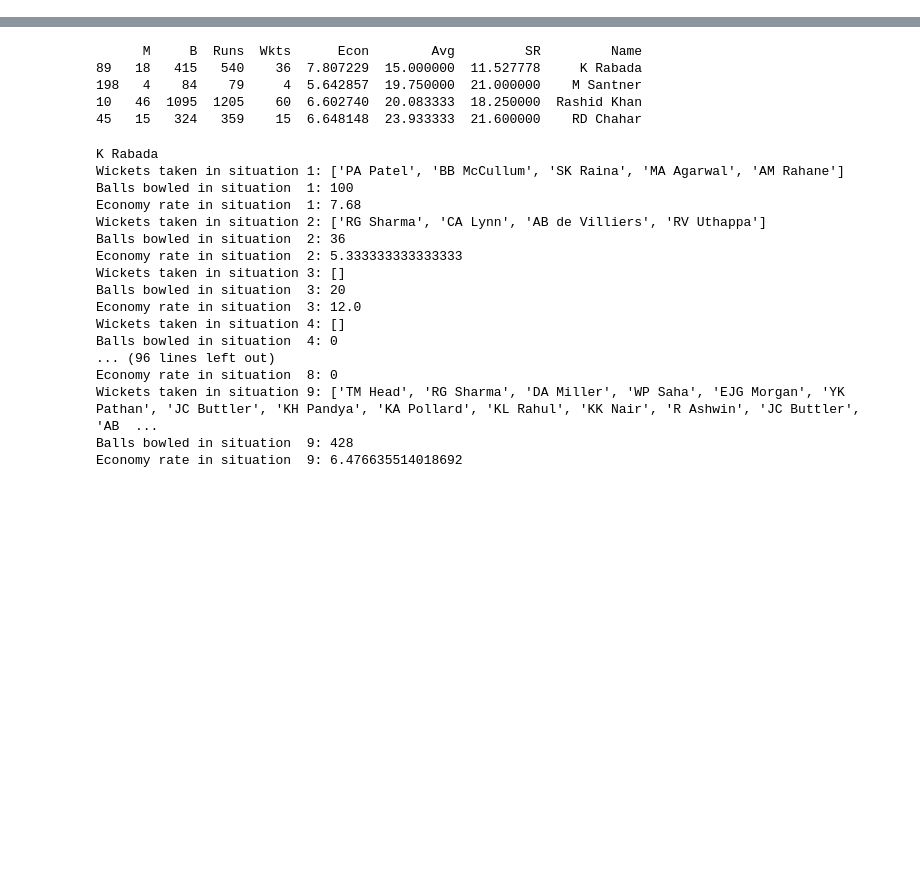
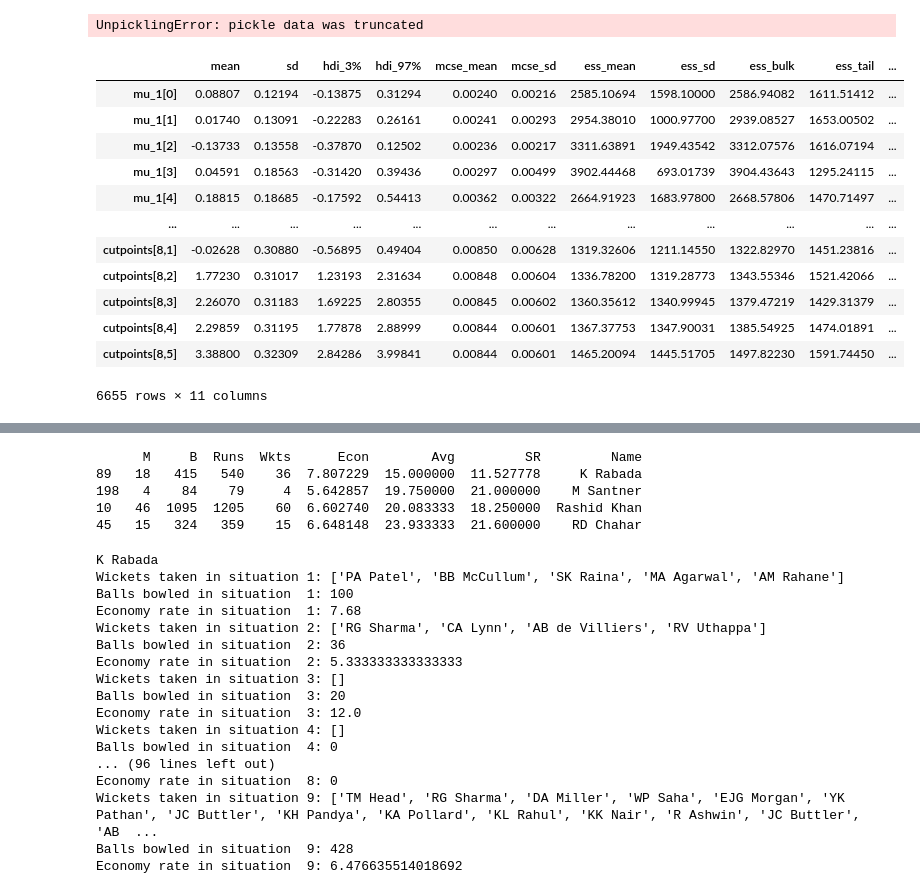
Before and after one commit to Tanavya/IPL-Simulation, a Jupyter notebook: diagnostics.ipynb, the cells around one changed output, grey strips where cells are left out. Saved outputs shown, nothing was run; the diff lists cells and outputs as text; code cells hidden in the pictures; blank space fills up the shorter version.

```diff
--- a/diagnostics.ipynb
+++ b/diagnostics.ipynb
@@ -128,0 +153,5 @@ Loaded pre-trained parameters.
+# %%
+with open(save_directory + "/trace.pkl", 'rb') as buff:
+    trace = pickle.load(buff)
+# %% [output]
+UnpicklingError: pickle data was truncated
@@ -128,0 +173,17 @@ Loaded pre-trained parameters.
+# %%
+summary = az.summary(trace, round_to=5)
+summary
+# %% [output]
+|  | mean | sd | hdi_3% | hdi_97% | mcse_mean | mcse_sd | ess_mean | ess_sd | ess_bulk | ess_tail | ... |
+| mu_1[0] | 0.08807 | 0.12194 | -0.13875 | 0.31294 | 0.00240 | 0.00216 | 2585.10694 | 1598.10000 | 2586.94082 | 1611.51412 | ... |
+| mu_1[1] | 0.01740 | 0.13091 | -0.22283 | 0.26161 | 0.00241 | 0.00293 | 2954.38010 | 1000.97700 | 2939.08527 | 1653.00502 | ... |
+| mu_1[2] | -0.13733 | 0.13558 | -0.37870 | 0.12502 | 0.00236 | 0.00217 | 3311.63891 | 1949.43542 | 3312.07576 | 1616.07194 | ... |
+| mu_1[3] | 0.04591 | 0.18563 | -0.31420 | 0.39436 | 0.00297 | 0.00499 | 3902.44468 | 693.01739 | 3904.43643 | 1295.24115 | ... |
+| mu_1[4] | 0.18815 | 0.18685 | -0.17592 | 0.54413 | 0.00362 | 0.00322 | 2664.91923 | 1683.97800 | 2668.57806 | 1470.71497 | ... |
+| ... | ... | ... | ... | ... | ... | ... | ... | ... | ... | ... | ... |
+| cutpoints[8,1] | -0.02628 | 0.30880 | -0.56895 | 0.49404 | 0.00850 | 0.00628 | 1319.32606 | 1211.14550 | 1322.82970 | 1451.23816 | ... |
+| cutpoints[8,2] | 1.77230 | 0.31017 | 1.23193 | 2.31634 | 0.00848 | 0.00604 | 1336.78200 | 1319.28773 | 1343.55346 | 1521.42066 | ... |
+| cutpoints[8,3] | 2.26070 | 0.31183 | 1.69225 | 2.80355 | 0.00845 | 0.00602 | 1360.35612 | 1340.99945 | 1379.47219 | 1429.31379 | ... |
+| cutpoints[8,4] | 2.29859 | 0.31195 | 1.77878 | 2.88999 | 0.00844 | 0.00601 | 1367.37753 | 1347.90031 | 1385.54925 | 1474.01891 | ... |
+| cutpoints[8,5] | 3.38800 | 0.32309 | 2.84286 | 3.99841 | 0.00844 | 0.00601 | 1465.20094 | 1445.51705 | 1497.82230 | 1591.74450 | ... |
+6655 rows × 11 columns
```
Also changed, not shown: parts of 26 cells of this notebook, 4 other files.
